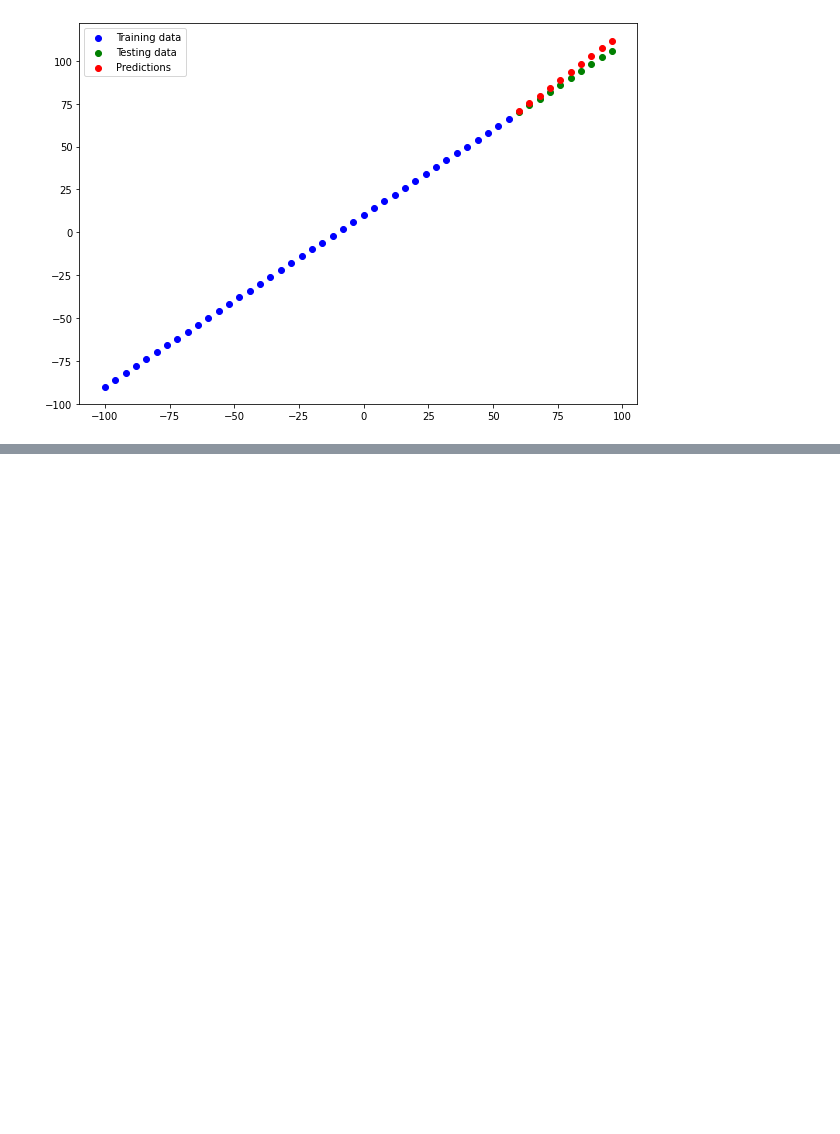
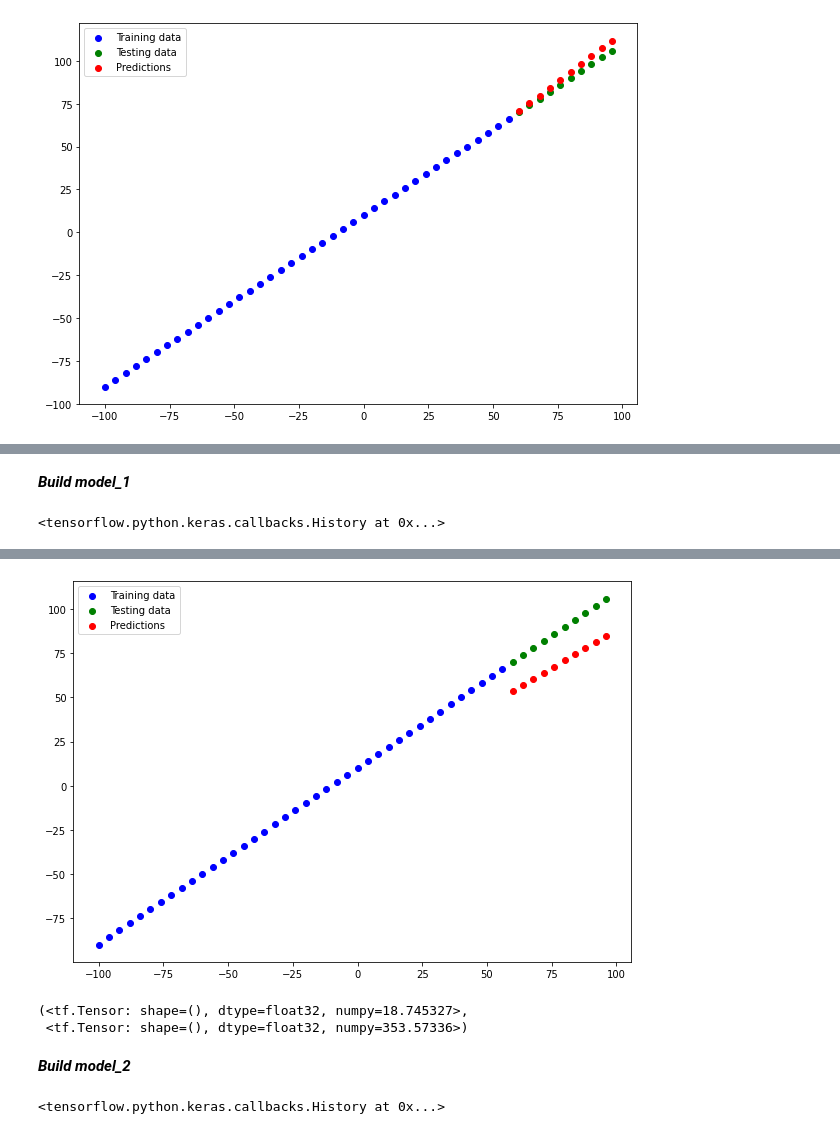
Before and after one commit to schauppi/Udemy_TensorFlow_Developer, a Jupyter notebook: Abschnitt_3_Neural_Network_regression_with_TensorFlow/01_neural_network_regression_with_tensorflow_video.ipynb, the cells around one changed output, grey strips where cells are left out. Saved outputs shown, nothing was run; the diff lists cells and outputs as text; code cells hidden in the pictures; blank space fills up the shorter version.

```diff
--- a/Abschnitt_3_Neural_Network_regression_with_TensorFlow/01_neural_network_regression_with_tensorflow_video.ipynb
+++ b/Abschnitt_3_Neural_Network_regression_with_TensorFlow/01_neural_network_regression_with_tensorflow_video.ipynb
@@ -367,0 +435,23 @@ plot_predictions()
+# %% [markdown]
+***Build model_1***
+# %%
+#Set random seed
+tf.random.set_seed(42)
+
+#Create model
+model_1 = tf.keras.Sequential([
+                     tf.keras.layers.Dense(1)
+])
+
+#Compile the model
+model_1.compile(loss=tf.keras.losses.mae, optimizer=tf.keras.optimizers.SGD(), metrics=["mae"])
+
+#fit the model
+model_1.fit(x_train, y_train, verbose=0, epochs=100)
+# %% [output]
+<tensorflow.python.keras.callbacks.History at 0x...>
+# %%
+#Make predictions and plot for model 1
+y_pred_1 = model_1.predict(x_test)
+plot_predictions(x_train, y_train, x_test, y_test, y_pred_1)
+# %% [output]
@@ -367,0 +459,28 @@ plot_predictions()
+[figure, added]
+# %%
+#Calculate model_1 evaluation metrics
+mae_1 = mae(y_test, tf.squeeze(y_pred_1))
+mse_1 = mse(y_test, tf.squeeze(y_pred_1))
+mae_1, mse_1
+# %% [output]
+(<tf.Tensor: shape=(), dtype=float32, numpy=18.745327>,
+ <tf.Tensor: shape=(), dtype=float32, numpy=353.57336>)
+# %% [markdown]
+***Build model_2***
+# %%
+#Set random seed
+tf.random.set_seed(42)
+
+#Create model
+model_2 = tf.keras.Sequential([
+                     tf.keras.layers.Dense(10),
+                     tf.keras.layers.Dense(1)
+])
+
+#Compile the model
+model_2.compile(loss=tf.keras.losses.mae, optimizer=tf.keras.optimizers.SGD(), metrics=["mae"])
+
+#fit the model
+model_2.fit(x_train, y_train, verbose=0, epochs=100)
+# %% [output]
+<tensorflow.python.keras.callbacks.History at 0x...>
```
Also changed, not shown: parts of 55 cells of this notebook.
